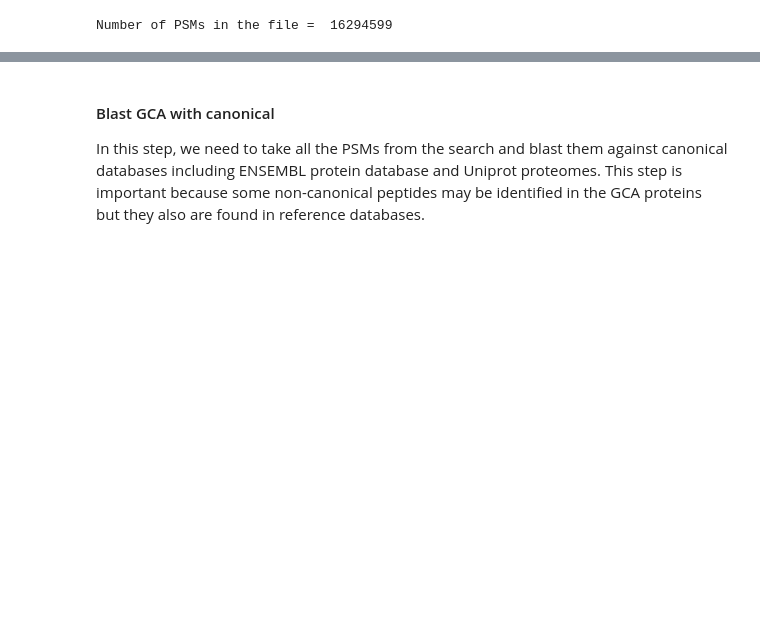
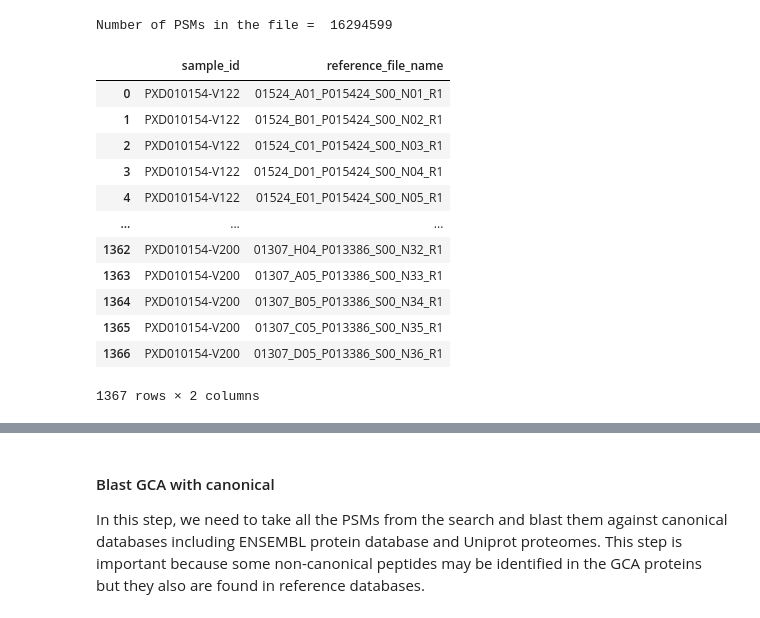
Before and after one commit to bigbio/pgt-pangenome, a Jupyter notebook: gca_canonical_validation.ipynb, the cells around one changed output, grey strips where cells are left out. Drawn from its saved outputs; the diff is of its cells as text; code cells hidden in the pictures; blank space fills up the shorter version.

```diff
--- a/gca_canonical_validation.ipynb
+++ b/gca_canonical_validation.ipynb
@@ -73,5 +69,26 @@ print('Number of PSMs in the file = ', len(df))
 # %% [output]
 Number of PSMs in the file =  16294599
+# %%
+## Add sample accessions, **NOTE it will work only for LFQ experiments**
+sdrf = pd.read_csv("PXD010154.sdrf.tsv", sep = "\t")
+sdrf = sdrf[['source name', 'comment[data file]']]
+sdrf.rename(columns={"comment[data file]": "reference_file_name", "source name": "sample_id"}, inplace=True)
+sdrf['reference_file_name'] = sdrf['reference_file_name'].str.replace('.raw', '', regex=False)
+sdrf
+# %% [output]
+|  | sample_id | reference_file_name |
+| 0 | PXD010154-V122 | 01524_A01_P015424_S00_N01_R1 |
+| 1 | PXD010154-V122 | 01524_B01_P015424_S00_N02_R1 |
+| 2 | PXD010154-V122 | 01524_C01_P015424_S00_N03_R1 |
+| 3 | PXD010154-V122 | 01524_D01_P015424_S00_N04_R1 |
+| 4 | PXD010154-V122 | 01524_E01_P015424_S00_N05_R1 |
+| ... | ... | ... |
+| 1362 | PXD010154-V200 | 01307_H04_P013386_S00_N32_R1 |
+| 1363 | PXD010154-V200 | 01307_A05_P013386_S00_N33_R1 |
+| 1364 | PXD010154-V200 | 01307_B05_P013386_S00_N34_R1 |
+| 1365 | PXD010154-V200 | 01307_C05_P013386_S00_N35_R1 |
+| 1366 | PXD010154-V200 | 01307_D05_P013386_S00_N36_R1 |
+1367 rows × 2 columns
 # %%
 #Convert array values in the accession to list
 def join_vals(x):
```
Also changed, not shown: parts of 31 cells of this notebook.
